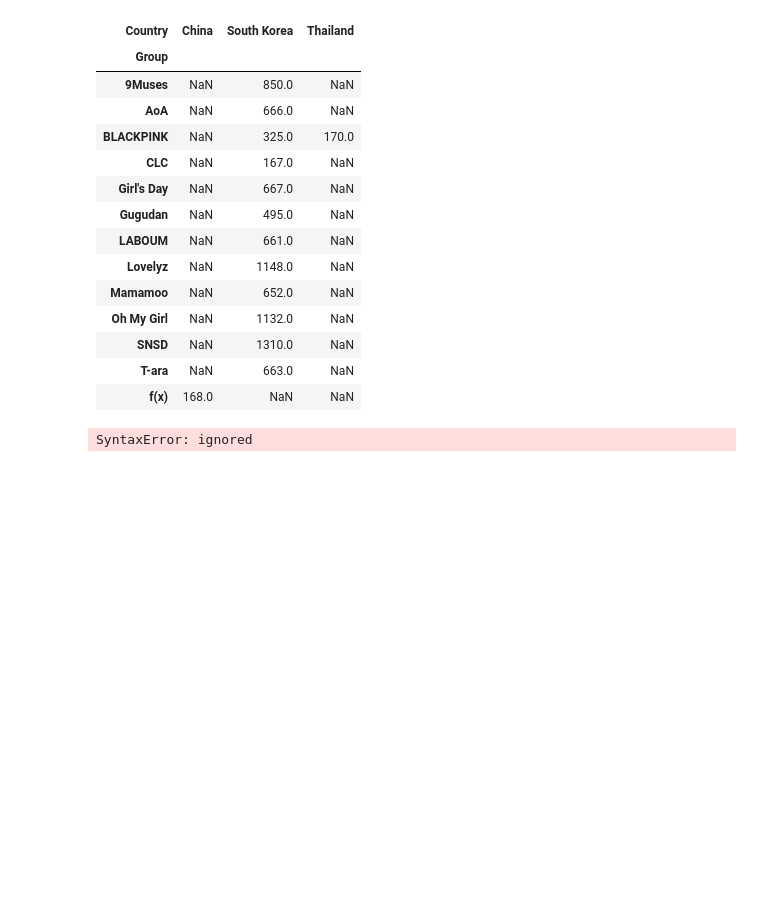
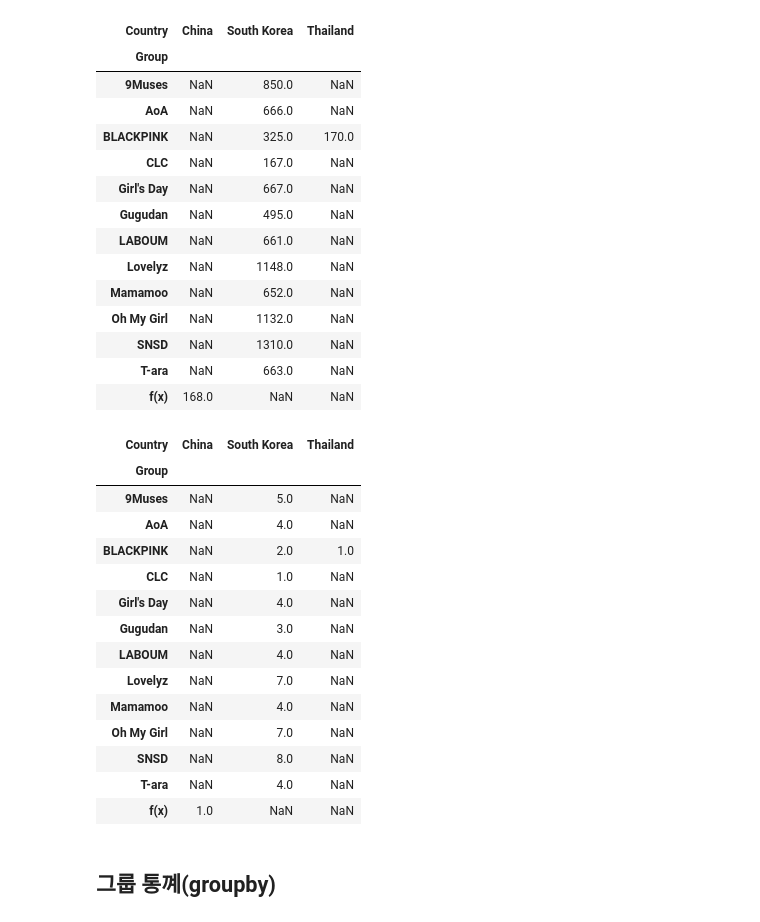
Before and after one commit to sleeptiger/Abc-project, a Jupyter notebook: pandas정리L.ipynb, the cells around one changed output. Drawn from its saved outputs; the diff is of its cells as text; code cells hidden in the pictures; blank space fills up the shorter version.

```diff
--- a/pandas정리L.ipynb
+++ b/pandas정리L.ipynb
@@ -385,6 +385,22 @@ pd.pivot_table(df, index='Group', columns='Country', values='Height', aggfunc=su
 | T-ara | NaN | 663.0 | NaN |
 | f(x) | 168.0 | NaN | NaN |
 # %%
-pd.pivot_table(df, index='Group', columns='Country', values='Height',aggfunc='count'
+pd.pivot_table(df, index='Group', columns='Country', values='Height', aggfunc='count')
 # %% [output]
-SyntaxError: ignored
+| Country | China | South Korea | Thailand |
+| Group |  |  |  |
+| 9Muses | NaN | 5.0 | NaN |
+| AoA | NaN | 4.0 | NaN |
+| BLACKPINK | NaN | 2.0 | 1.0 |
+| CLC | NaN | 1.0 | NaN |
+| Girl's Day | NaN | 4.0 | NaN |
+| Gugudan | NaN | 3.0 | NaN |
+| LABOUM | NaN | 4.0 | NaN |
+| Lovelyz | NaN | 7.0 | NaN |
+| Mamamoo | NaN | 4.0 | NaN |
+| Oh My Girl | NaN | 7.0 | NaN |
+| SNSD | NaN | 8.0 | NaN |
+| T-ara | NaN | 4.0 | NaN |
+| f(x) | 1.0 | NaN | NaN |
+# %% [markdown]
+## 그룹 통꼐(groupby)
```
Also changed, not shown: parts of 13 cells of this notebook.
